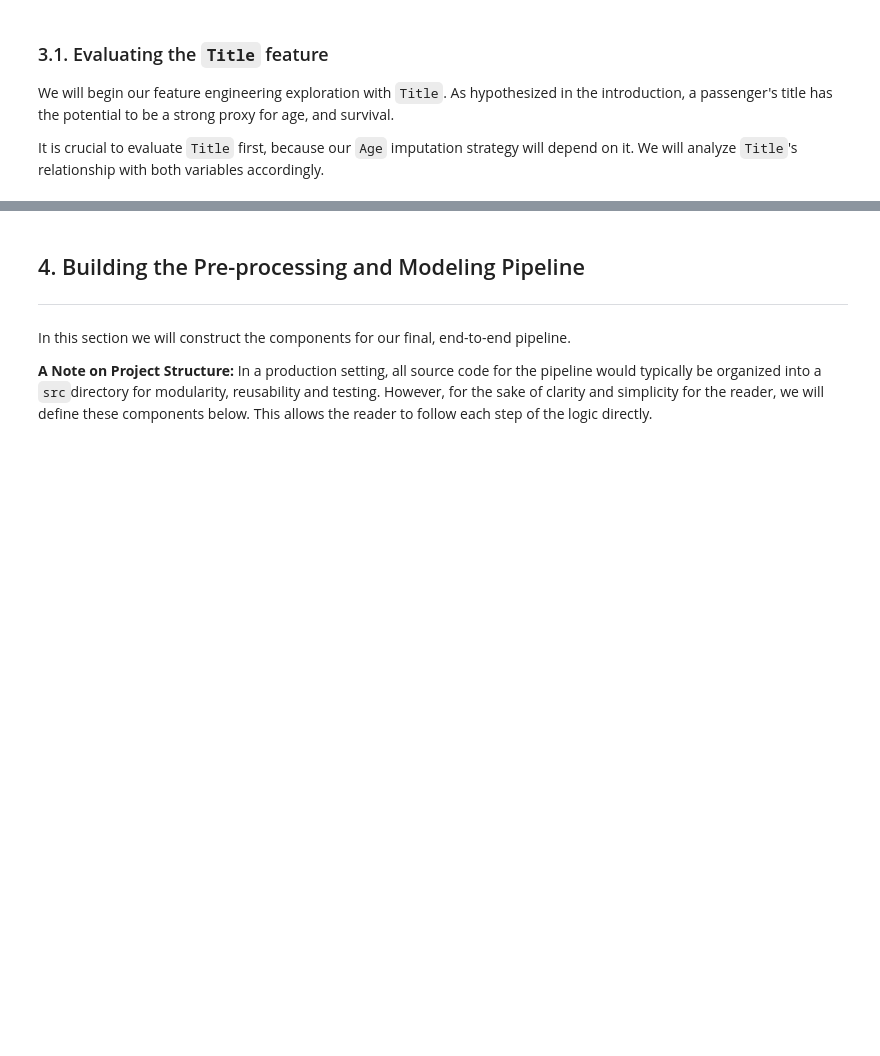
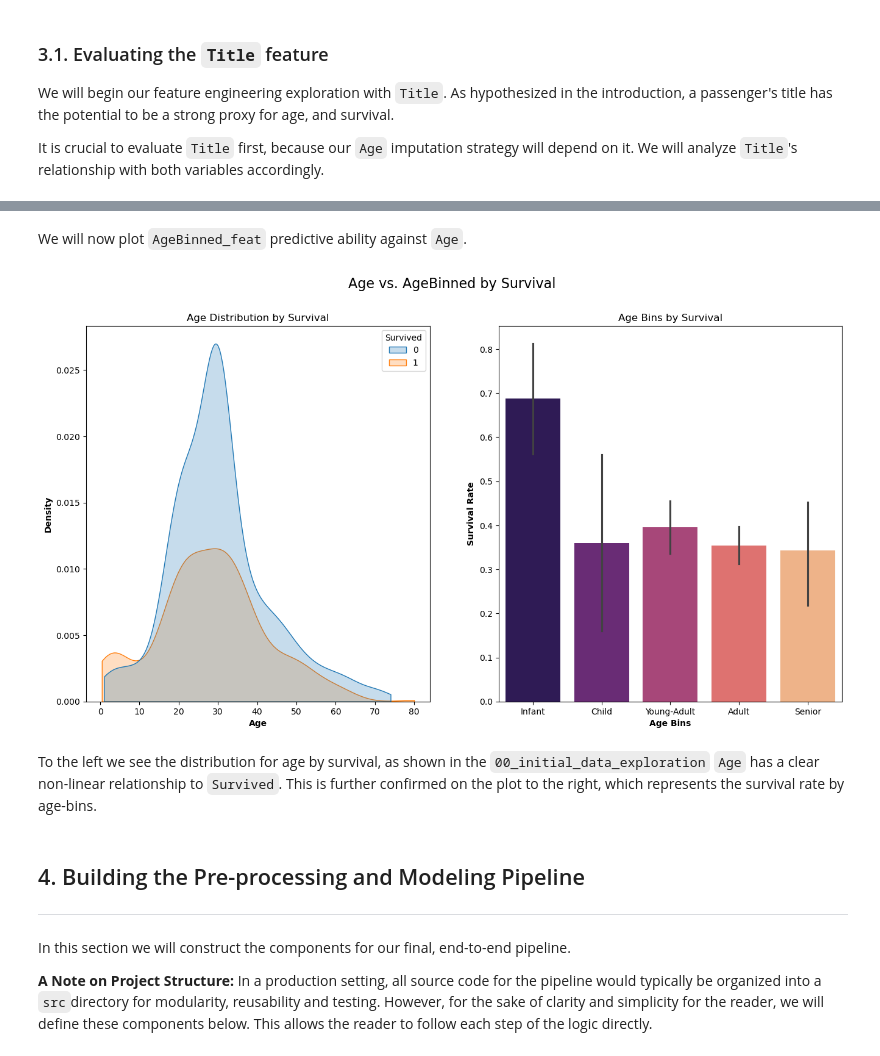
Before and after one commit to JonasLilletevedt/titanic-survival-prediction, a Jupyter notebook: notebooks/01_data_cleaning_and_feature_engineering.ipynb, the cells around one changed output, grey strips where cells are left out. Cells and saved outputs as stored; diff of their text form; code cells hidden in the pictures; blank space fills up the shorter version.

```diff
--- a/notebooks/01_data_cleaning_and_feature_engineering.ipynb
+++ b/notebooks/01_data_cleaning_and_feature_engineering.ipynb
@@ -199,0 +283,13 @@ df_scratch.head()
+# %%
+# Impute missing values for `Age`
+# Calculate median for each Passenger Title -- This value will be used for imputation
+median_age_per_title = df_scratch.groupby('Title_feat')['Age'].median()
+
+# Check median for each title
+print(median_age_per_title)
+
+# Impute missing values in `Age`
+df_scratch['Age'] = df_scratch['Age'].fillna(df_scratch['Title_feat'].map(median_age_per_title))
+
+# Pring count of missing values in `Age`
+print(f'''Missing value count for Age: {df_scratch['Age'].isnull().sum()}''')
@@ -199,0 +309,11 @@ df_scratch.head()
+# %%
+# Setting up bins
+# Infant: 0-5, Child: 6-12, young-adult: 13-25, adult: 26-50, elder: 51->
+bins_labels = ['Infant', 'Child', 'Young-Adult', 'Adult', 'Senior']
+bins_edges = [0, 5, 12, 25, 50, np.inf]
+
+# Add new age-binned feature
+df_scratch['AgeBinned_feat'] = pd.cut(df_scratch['Age'], bins=bins_edges, labels=bins_labels, right=True, include_lowest=True)
+
+# Check, we used tail since the first five rows only include adults
+df_scratch.tail()
@@ -200,3 +327,29 @@ df_scratch.head()
+# %% [markdown]
+We will now plot `AgeBinned_feat` predictive ability against `Age`.
+# %%
+# Create figure
+fig, (ax1, ax2) = plt.subplots(1, 2, figsize=(16, 8))
+
+# Add age distribution vs. survival
+sns.kdeplot(data=df_scratch, x='Age', ax=ax1, hue='Survived', cut=0, fill=True)
+
+# Add age-binned vs. survival
+sns.barplot(data=df_scratch, x='AgeBinned_feat', y='Survived', hue='AgeBinned_feat', palette='magma')
+
+# Add labels
+plt.suptitle('Age vs. AgeBinned by Survival', fontsize=16)
+ax1.set_title('Age Distribution by Survival', fontsize=12)
+ax2.set_title('Age Bins by Survival', fontsize=12)
+ax1.set_ylabel('Density', fontweight='bold')
+ax1.set_xlabel('Age', fontweight='bold')
+ax2.set_ylabel('Survival Rate', fontweight='bold')
+ax2.set_xlabel('Age Bins', fontweight='bold')
+
+plt.show()
+# %% [output]
+[figure, added]
+# %% [markdown]
+To the left we see the distribution for age by survival, as shown in the `00_initial_data_exploration` `Age` has a clear non-linear relationship to `Survived`. This is further confirmed on the plot to the right, which represents the survival rate by age-bins.
 # %% [markdown]
 ## 4. Building the Pre-processing and Modeling Pipeline
 
```
Also changed, not shown: parts of 12 cells of this notebook, 1 other file.
